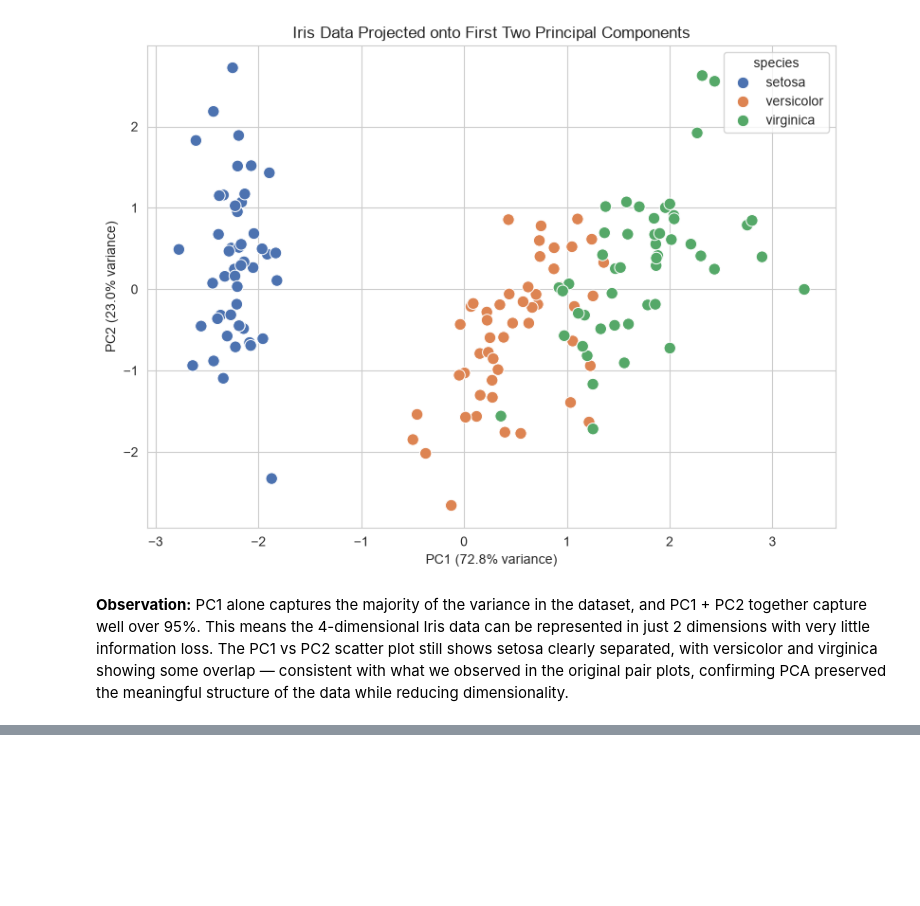
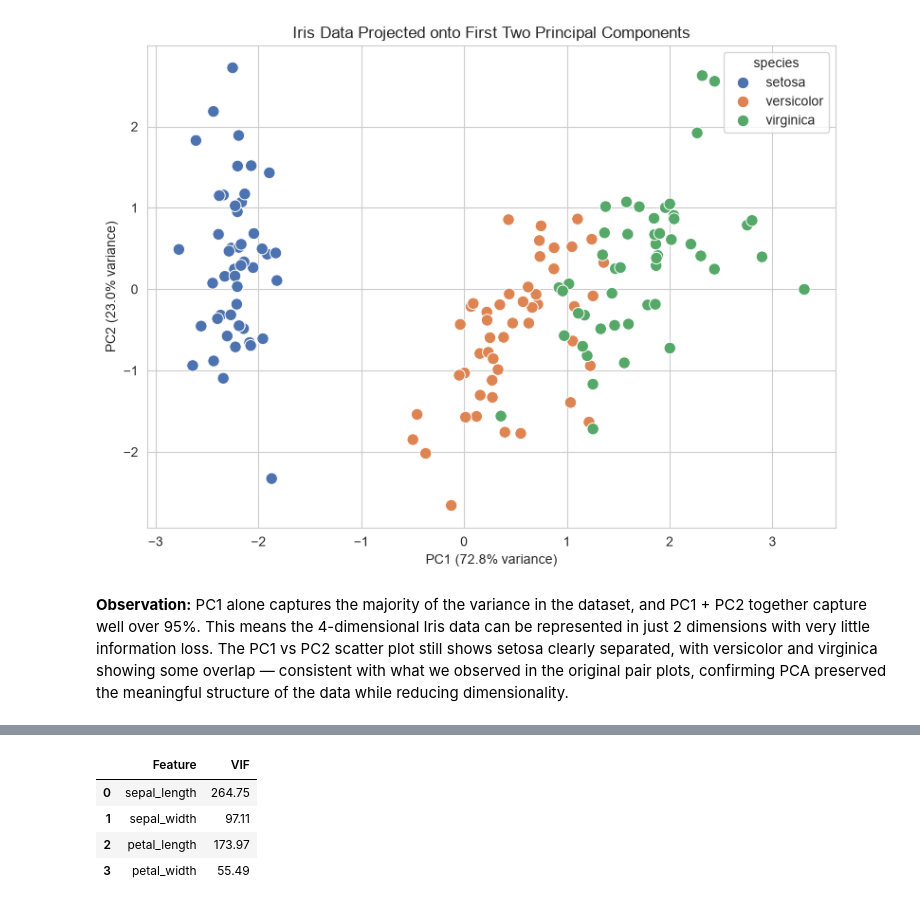
Before and after one commit to nikitha-d1323/data-analysis-mini-projects, a Jupyter notebook: unit2-iris-multivariate/notebooks/Iris_Multivariate_Unit2.ipynb, the cells around one changed output, grey strips where cells are left out. Saved outputs shown, nothing was run; the diff lists cells and outputs as text; code cells hidden in the pictures; blank space fills up the shorter version.

```diff
--- a/unit2-iris-multivariate/notebooks/Iris_Multivariate_Unit2.ipynb
+++ b/unit2-iris-multivariate/notebooks/Iris_Multivariate_Unit2.ipynb
@@ -247,0 +276,14 @@ dimensionality.
+# %%
+from statsmodels.stats.outliers_influence import variance_inflation_factor
+
+X_vif = df[numeric_cols]
+vif_data = pd.DataFrame()
+vif_data["Feature"] = numeric_cols
+vif_data["VIF"] = [variance_inflation_factor(X_vif.values, i) for i in range(len(numeric_cols))]
+vif_data.round(2)
+# %% [output]
+|  | Feature | VIF |
+| 0 | sepal_length | 264.75 |
+| 1 | sepal_width | 97.11 |
+| 2 | petal_length | 173.97 |
+| 3 | petal_width | 55.49 |
```
Also changed, not shown: parts of 5 cells of this notebook, 2 other files.
